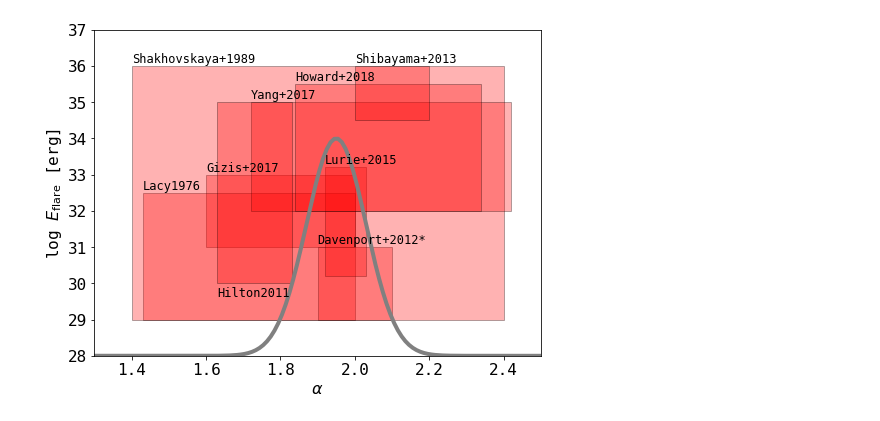
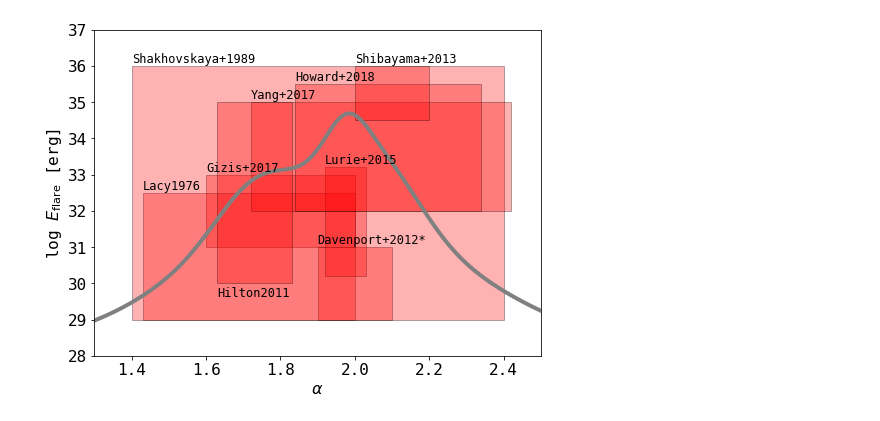
Before and after one commit to ekaterinailin/flares-in-clusters-ii-draft, a Jupyter notebook: Alpha_prior.ipynb, the cells around one changed output. Saved outputs shown, nothing was run; the diff lists cells and outputs as text; code cells hidden in the pictures.

```diff
--- a/Alpha_prior.ipynb
+++ b/Alpha_prior.ipynb
@@ -49,34 +49,39 @@ plt.yscale("log")
 # %%
 from matplotlib.patches import Rectangle
 from matplotlib.collections import PatchCollection
 
 def floatify(x):
     return float(str(x).replace(",","."))
 
 def gaussian(x, mu, sig):
     return np.exp(-np.power(x - mu, 2.) / (2 * np.power(sig, 2.)))
 
 fix, ax = plt.subplots(1, figsize=(8,6))
-ax.plot(np.linspace(1,3,200), 28+6*gaussian(np.linspace(1,3,200),1.95,.08), c="grey", linewidth=4)
-
+#
+alphas = np.linspace(0,4,400)
+g = np.zeros_like(alphas)
 boxes = []
 for label, row in df[["slopemin", "slopemax","energymin", "energymax","author"]].dropna(how="any").iterrows():
-    f = Rectangle((floatify(row.slopemin), floatify(row.energymin)),
-             floatify(row.slopemax) - floatify(row.slopemin),
+    mi , ma = floatify(row.slopemin), floatify(row.slopemax)
+    g = g + gaussian(alphas, (mi + ma)/2, (ma - mi)/2, )
+    f = Rectangle((mi, floatify(row.energymin)),
+             ma-mi,
              floatify(row.energymax) - floatify(row.energymin))
     if row.author=="Hilton2011":
-        ax.text(floatify(row.slopemin), floatify(row.energymin)-0.35, row.author, fontsize=12)
+        ax.text(mi, floatify(row.energymin)-0.35, row.author, fontsize=12)
     else:
-        ax.text(floatify(row.slopemin), floatify(row.energymax)+0.1, row.author, fontsize=12)
+        ax.text(mi, floatify(row.energymax)+0.1, row.author, fontsize=12)
     boxes.append(f)
+ax.plot(alphas, 28.+g, c="grey", linewidth=4)
 # Create patch collection with specified colour/alpha
 pc = PatchCollection(boxes, facecolor="r", alpha=.3,
                      edgecolor="k")
 ax.add_collection(pc)
+
 plt.xlim(1.3,2.5)
 plt.ylim(28,37)
 plt.xlabel(r"$\alpha$")
 plt.ylabel(r"log $E_\mathrm{flare}$ [erg]")
 plt.savefig("overview_alpha_literature.png", dpi=300)
 # %% [output]
-[figure, old version]
+[figure, new version]
```
Also changed, not shown: parts of 4 cells of this notebook, 7 other files.
